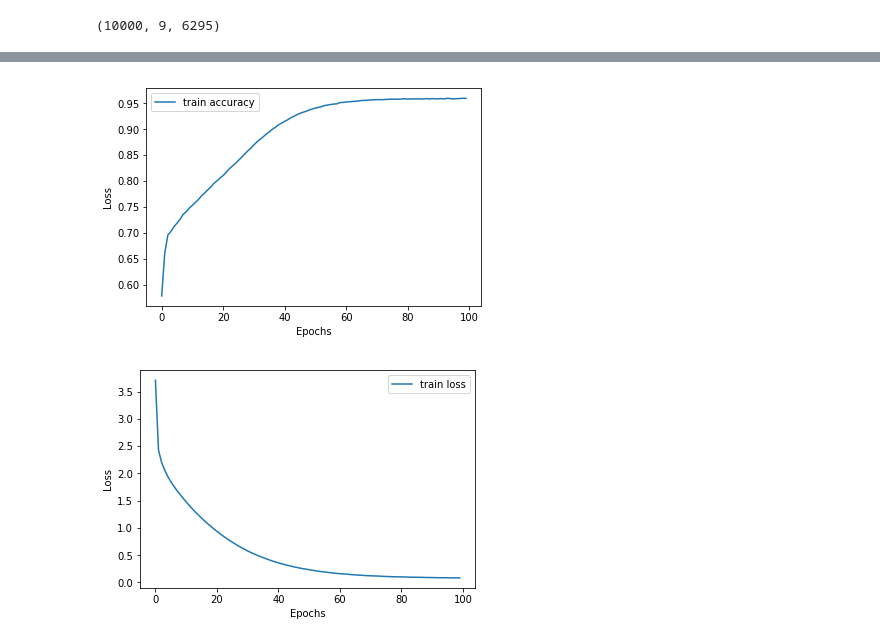
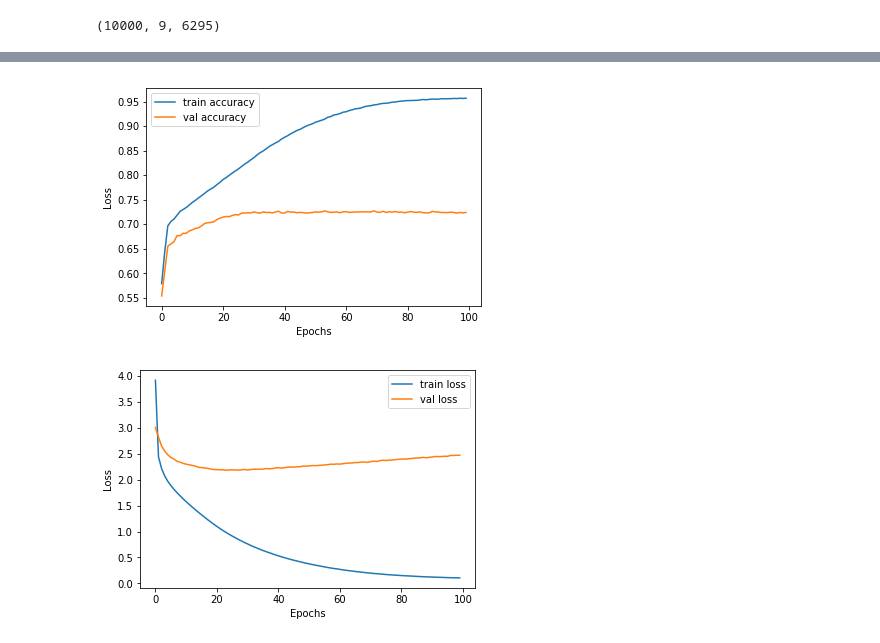
Before and after one commit to cesar0205/advanced_language_models, a Jupyter notebook: seq2seq_eng_spa_translator.ipynb, the cells around one changed output, grey strips where cells are left out. Saved outputs shown, nothing was run; the diff lists cells and outputs as text; code cells hidden in the pictures.

```diff
--- a/seq2seq_eng_spa_translator.ipynb
+++ b/seq2seq_eng_spa_translator.ipynb
@@ -132,10 +128,3 @@ model = Model(inputs = [encoder_input, decoder_input], outputs = output)
 model.compile(optimizer = Adam(),
               loss = 'categorical_crossentropy',
               metrics = ['accuracy'])
-# %%
-#I don't use a validation set as I want to resemble the input as much as possible. I'm only interesed in the
-#training loss and accuracy.
-r = model.fit(x = [encoder_sequences_padded, decoder_sequences_input_padded],
-          y = decoder_targets,
-          epochs = 100,
-          batch_size= BATCH_SIZE)
@@ -159,0 +131,5 @@ Epoch 100/100
+# %%
+r = model.fit(x = [encoder_sequences_padded, decoder_sequences_input_padded],
+          y = decoder_targets,
+          epochs = 100,
+          batch_size= BATCH_SIZE, validation_split = 0.2)
@@ -162,20 +156,22 @@ model.save_weights("./seq2seq_traductor.h5")
 # %%
 import matplotlib.pyplot as plt
 plt.plot(r.history['acc'], label = 'train accuracy')
+plt.plot(r.history['val_acc'], label = 'val accuracy')
 plt.xlabel("Epochs")
 plt.ylabel("Loss")
 plt.legend()
 plt.show()
 # %% [output]
-[figure, old version]
+[figure, new version]
 # %%
 plt.plot(r.history['loss'], label = 'train loss')
+plt.plot(r.history['val_loss'], label = 'val loss')
 plt.xlabel("Epochs")
 plt.ylabel("Loss")
 plt.legend()
 plt.show()
 # %% [output]
-[figure, old version]
+[figure, new version]
 # %%
 #During prediction, use the decoder to output the hidden state.
 encoder_prediction_model = Model(inputs = [encoder_input], outputs = [h_encoder, c_encoder])
```
Also changed, not shown: parts of 6 cells of this notebook.
